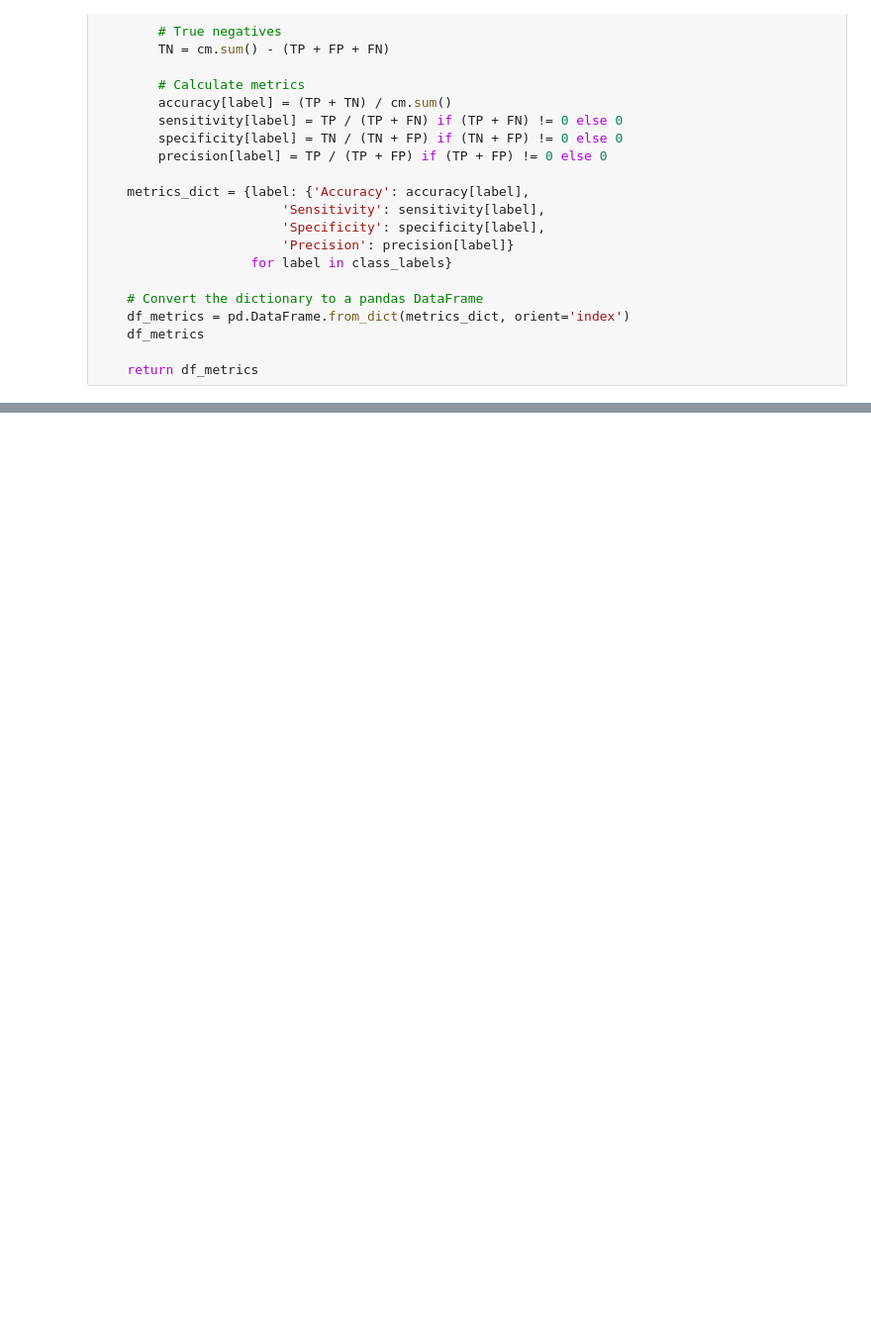
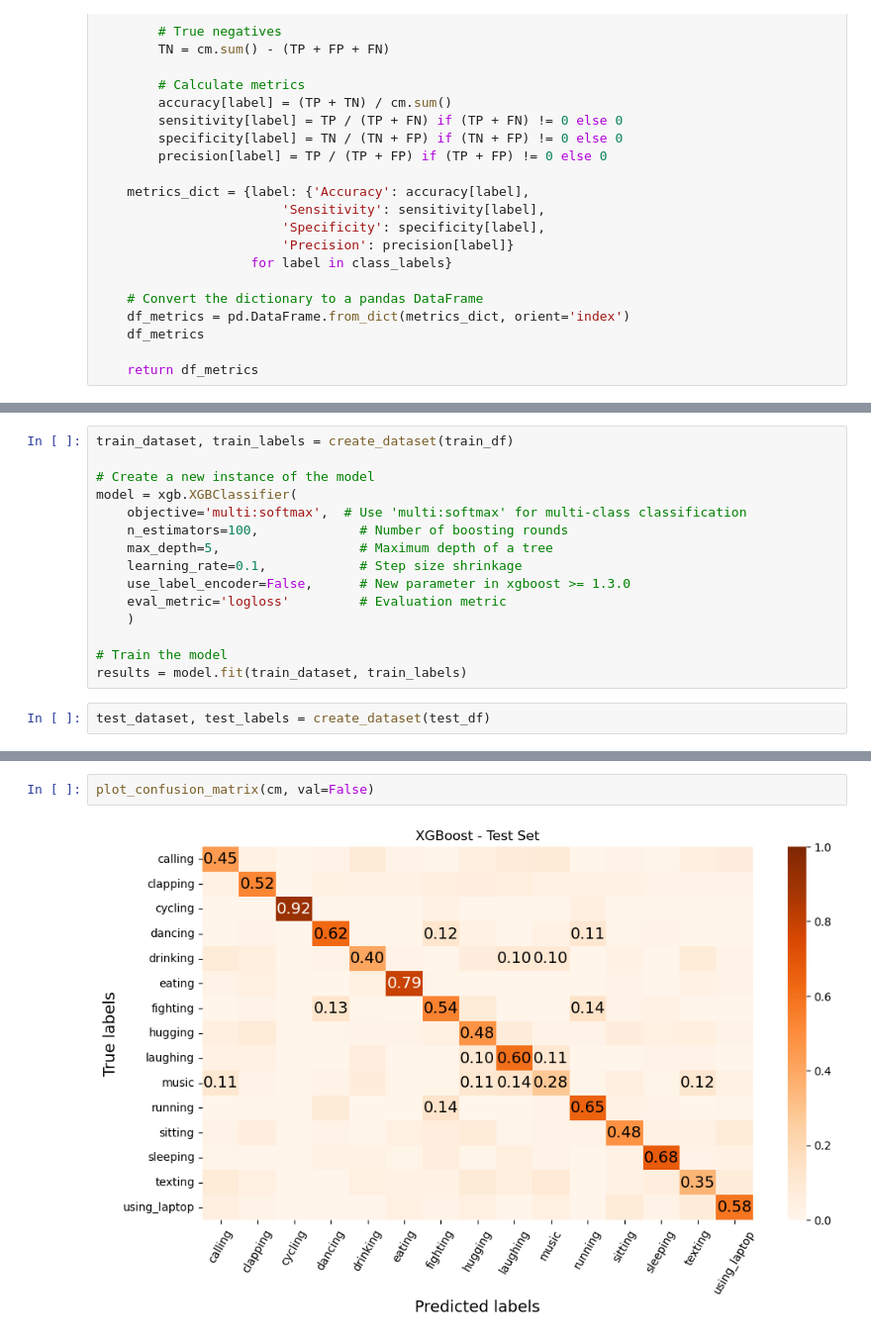
Before and after one commit to Vatsal-Sharma2003/HUMAN-POSE-ESTIMATION-USING-MACHINE-LEARNING, a Jupyter notebook: XGBoost.ipynb, the cells around one changed output, grey strips where cells are left out. Shown at 99% size. Cells and saved outputs as stored; diff of their text form; blank space fills up the shorter version.

```diff
--- a/XGBoost.ipynb
+++ b/XGBoost.ipynb
@@ -326,0 +338,17 @@ val_metrics
+# %%
+train_dataset, train_labels = create_dataset(train_df)
+
+# Create a new instance of the model
+model = xgb.XGBClassifier(
+    objective='multi:softmax',  # Use 'multi:softmax' for multi-class classification
+    n_estimators=100,             # Number of boosting rounds
+    max_depth=5,                  # Maximum depth of a tree
+    learning_rate=0.1,            # Step size shrinkage
+    use_label_encoder=False,      # New parameter in xgboost >= 1.3.0
+    eval_metric='logloss'         # Evaluation metric
+    )
+
+# Train the model
+results = model.fit(train_dataset, train_labels)
+# %%
+test_dataset, test_labels = create_dataset(test_df)
@@ -326,0 +367,4 @@ val_metrics
+# %%
+plot_confusion_matrix(cm, val=False)
+# %% [output]
+[figure, added]
```
Also changed, not shown: parts of 15 cells of this notebook, 1 other file.
